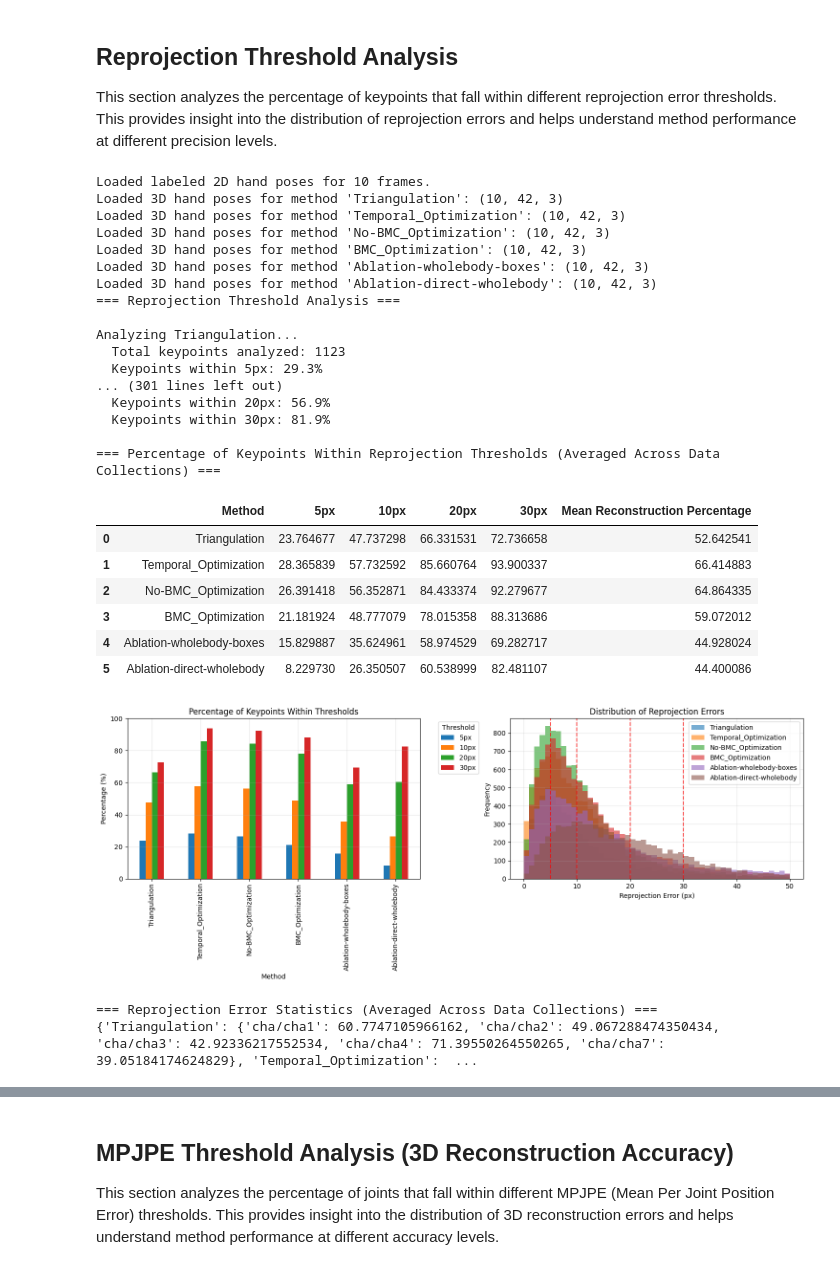
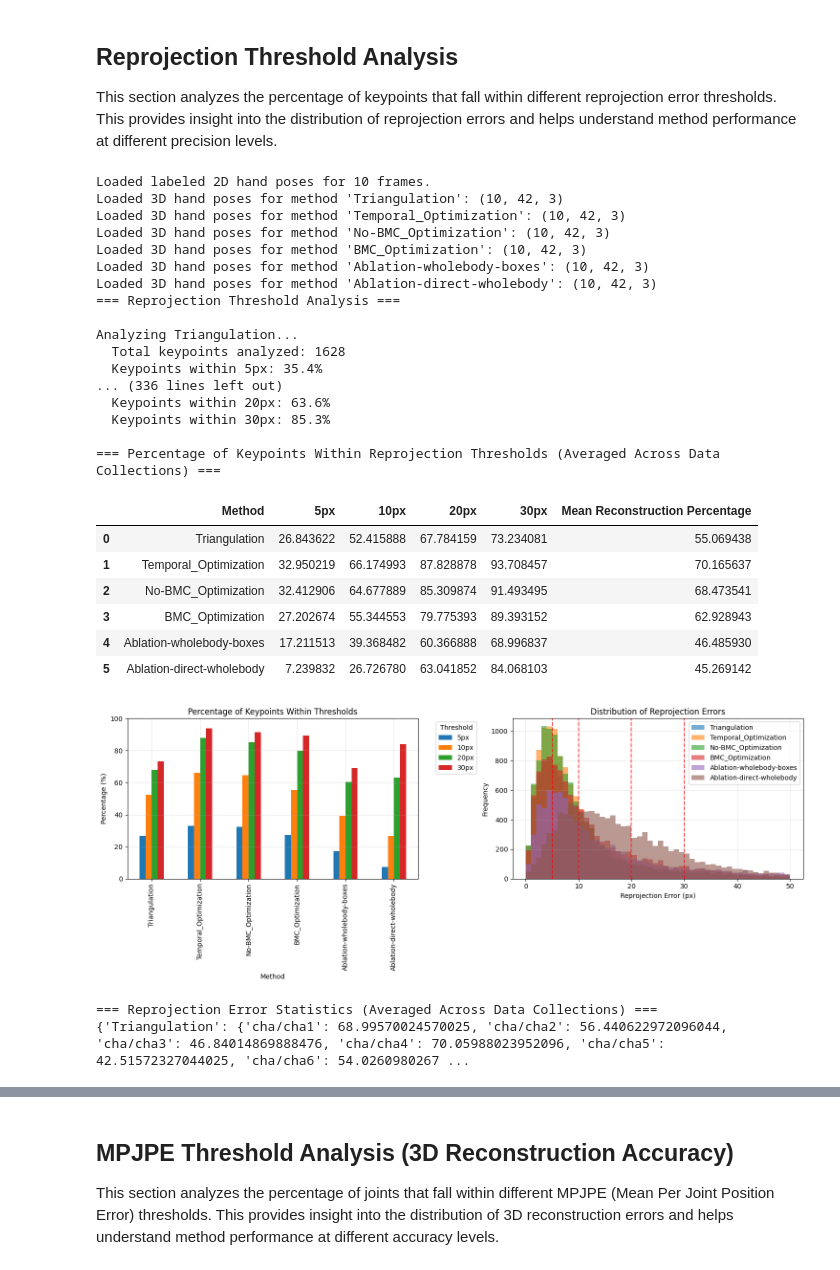
Before and after one commit to aelvyr/ORPose, a Jupyter notebook: evaluate_hand_pose_quantitative.ipynb, the cells around one changed output, grey strips where cells are left out. Drawn from its saved outputs; the diff is of its cells as text; code cells hidden in the pictures.

Commit message:
update evaluations and final_labeled_poses

```diff
--- a/evaluate_hand_pose_quantitative.ipynb
+++ b/evaluate_hand_pose_quantitative.ipynb
@@ -79,7 +77,8 @@ def detect_outliers(poses_3d, threshold=0.01, poses_2d=None, camera_params=None)
     return outliers, poses_3d
 # %%
 def load_data(data_collection):
-    labeled_2d_path = f'labeled_poses/{data_collection}/hand_poses_2d_labeled.npz'
+    labeled_2d_path = f'final_labeled_poses/{data_collection}/hand_poses_2d_reprojected_expanded.npz'
+    labeled_3d_path = f'final_labeled_poses/{data_collection}/hand_poses_3d.npz'
     # Dictionary of generated 3D hand pose files from different optimization methods
     # Key: method name, Value: file path
     hand_3d_pose_files = {
@@ -105,6 +104,11 @@ def load_data(data_collection):
                 labeled_2d_poses[frame_idx][cam_name][obj_id] = {'keypoints':np.array(keypoints), 'scores': np.array(scores)}
     print(f"Loaded labeled 2D hand poses for {len(labeled_2d_poses)} frames.")
 
+    # Load 3D poses from labeled data
+    labeled_3d_data = np.load(labeled_3d_path, allow_pickle=True)
+    labeled_3d_poses = labeled_3d_data['poses_3d']
+
+
     # Load Generated 3D Hand Poses
     hand_3d_poses = {}
     for method, path in hand_3d_pose_files.items():
@@ -119,7 +123,7 @@ def load_data(data_collection):
         except:
             print(f"Failed to load 3D hand poses for method '{method}'")
 
-    return labeled_2d_poses, hand_3d_poses
+    return labeled_2d_poses, labeled_3d_poses, hand_3d_poses
 # %%
 # Load camera parameters
 cam_intrinsics, cam_extrinsics, distortion_coeffs, camera_matrices = load_camera_params(
@@ -364,14 +366,14 @@ def mean_reprojection_error(pred_3d, labeled_2d_poses, cam_intrinsics, cam_extri
     else:
         return None
 # %%
-def report_results(labeled_2d_poses, hand_3d_poses):
+def report_results(labeled_2d_poses, labeled_3d_poses, hand_3d_poses):
     # Use the function to triangulate 3D poses
-    labeled_3d_poses = triangulate_3d_poses(labeled_2d_poses, cam_intrinsics, cam_extrinsics, hand_3d_poses)
-    print(f"Triangulated 3D poses: {labeled_3d_poses}")
+    # labeled_3d_poses = triangulate_3d_poses(labeled_2d_poses, cam_intrinsics, cam_extrinsics, hand_3d_poses)
+    # print(f"Triangulated 3D poses: {labeled_3d_poses}")
 
-    # Convert to the same format as hand_3d_poses for compariso
-    triangulated_poses_array = np.array(labeled_3d_poses)
-    print(f"Triangulated 3D poses shape: {triangulated_poses_array.shape}")
+    # # Convert to the same format as hand_3d_poses for compariso
+    # triangulated_poses_array = np.array(labeled_3d_poses)
+    # print(f"Triangulated 3D poses shape: {triangulated_poses_array.shape}")
 
     # Compute Reprojection Error
     reproj_results = {}
@@ -384,7 +386,7 @@ def report_results(labeled_2d_poses, hand_3d_poses):
     mpjpe_results = {}
     for method, pred_3d in hand_3d_poses.items():
         # Replace the next line with actual ground truth 3D poses if available
-        gt_3d = triangulated_poses_array
+        gt_3d = labeled_3d_poses
         mpjpe = compute_mpjpe(gt_3d, pred_3d) # Compute MPJPE in meters
         # Convert MPJPE to millimeters
         mpjpe *= 1000  # Convert from meters to millimeters
@@ -408,10 +410,10 @@ def report_results(labeled_2d_poses, hand_3d_poses):
 results = []
 methods = set()
 for data_collection in data_collections:
-    labeled_2d_poses, hand_3d_poses = load_data(data_collection)
+    labeled_2d_poses, labeled_3d_poses, hand_3d_poses = load_data(data_collection)
 
     methods.update({method for method in hand_3d_poses.keys()})
-    results.append(report_results(labeled_2d_poses, hand_3d_poses))
+    results.append(report_results(labeled_2d_poses, labeled_3d_poses, hand_3d_poses))
 
 def summarize_results(results):
     full_results = []
@@ -741,7 +748,7 @@ mean_pck = {}
 for data_collection in data_collections:
     # Define thresholds to evaluate
     thresholds = [5, 10, 20, 30] # in pixels
-    labeled_2d_poses, hand_3d_poses = load_data(data_collection)
+    labeled_2d_poses, labeled_3d_poses, hand_3d_poses = load_data(data_collection)
     all_errors_by_method, threshold_results = report_results_2(hand_3d_poses, labeled_2d_poses, thresholds)
 
     for method, results in threshold_results.items():
@@ -818,47 +825,47 @@ plt.show()
 # Summary statistics
 print("\n=== Reprojection Error Statistics (Averaged Across Data Collections) ===")
 stats_data = []
 for method, errors in all_errors_aggregated.items():
     if len(errors) > 0:
         stats_data.append({
             'Method': method,
             'Mean Error (px)': np.mean(errors),
             'Median Error (px)': np.median(errors),
             'Std Error (px)': np.std(errors),
             'Min Error (px)': np.min(errors),
             'Max Error (px)': np.max(errors),
             '95th Percentile (px)': np.percentile(errors, 95)
         })
 
 print(mean_pck)
 # %% [output]
 Loaded labeled 2D hand poses for 10 frames.
 Loaded 3D hand poses for method 'Triangulation': (10, 42, 3)
 Loaded 3D hand poses for method 'Temporal_Optimization': (10, 42, 3)
 Loaded 3D hand poses for method 'No-BMC_Optimization': (10, 42, 3)
 Loaded 3D hand poses for method 'BMC_Optimization': (10, 42, 3)
 Loaded 3D hand poses for method 'Ablation-wholebody-boxes': (10, 42, 3)
 Loaded 3D hand poses for method 'Ablation-direct-wholebody': (10, 42, 3)
 === Reprojection Threshold Analysis ===
 
 Analyzing Triangulation...
-  Total keypoints analyzed: 1123
-  Keypoints within 5px: 29.3%
-... (301 lines left out)
-  Keypoints within 20px: 56.9%
-  Keypoints within 30px: 81.9%
+  Total keypoints analyzed: 1628
+  Keypoints within 5px: 35.4%
+... (336 lines left out)
+  Keypoints within 20px: 63.6%
+  Keypoints within 30px: 85.3%
 
 === Percentage of Keypoints Within Reprojection Thresholds (Averaged Across Data Collections) ===
 |  | Method | 5px | 10px | 20px | 30px | Mean Reconstruction Percentage |
-| 0 | Triangulation | 23.764677 | 47.737298 | 66.331531 | 72.736658 | 52.642541 |
-| 1 | Temporal_Optimization | 28.365839 | 57.732592 | 85.660764 | 93.900337 | 66.414883 |
-| 2 | No-BMC_Optimization | 26.391418 | 56.352871 | 84.433374 | 92.279677 | 64.864335 |
-| 3 | BMC_Optimization | 21.181924 | 48.777079 | 78.015358 | 88.313686 | 59.072012 |
-| 4 | Ablation-wholebody-boxes | 15.829887 | 35.624961 | 58.974529 | 69.282717 | 44.928024 |
-| 5 | Ablation-direct-wholebody | 8.229730 | 26.350507 | 60.538999 | 82.481107 | 44.400086 |
+| 0 | Triangulation | 26.843622 | 52.415888 | 67.784159 | 73.234081 | 55.069438 |
+| 1 | Temporal_Optimization | 32.950219 | 66.174993 | 87.828878 | 93.708457 | 70.165637 |
+| 2 | No-BMC_Optimization | 32.412906 | 64.677889 | 85.309874 | 91.493495 | 68.473541 |
+| 3 | BMC_Optimization | 27.202674 | 55.344553 | 79.775393 | 89.393152 | 62.928943 |
+| 4 | Ablation-wholebody-boxes | 17.211513 | 39.368482 | 60.366888 | 68.996837 | 46.485930 |
+| 5 | Ablation-direct-wholebody | 7.239832 | 26.726780 | 63.041852 | 84.068103 | 45.269142 |
-[figure, old version]
+[figure, new version]
 === Reprojection Error Statistics (Averaged Across Data Collections) ===
-{'Triangulation': {'cha/cha1': 60.7747105966162, 'cha/cha2': 49.067288474350434, 'cha/cha3': 42.92336217552534, 'cha/cha4': 71.39550264550265, 'cha/cha7': 39.05184174624829}, 'Temporal_Optimization':  ...
+{'Triangulation': {'cha/cha1': 68.99570024570025, 'cha/cha2': 56.440622972096044, 'cha/cha3': 46.84014869888476, 'cha/cha4': 70.05988023952096, 'cha/cha5': 42.51572327044025, 'cha/cha6': 54.0260980267 ...
 # %%
 # Cumulative Distribution Function (CDF) Analysis
 fig, ax = plt.subplots(1, 1, figsize=(12, 8))
```
Also changed, not shown: parts of 6 cells of this notebook, 23 other files.
